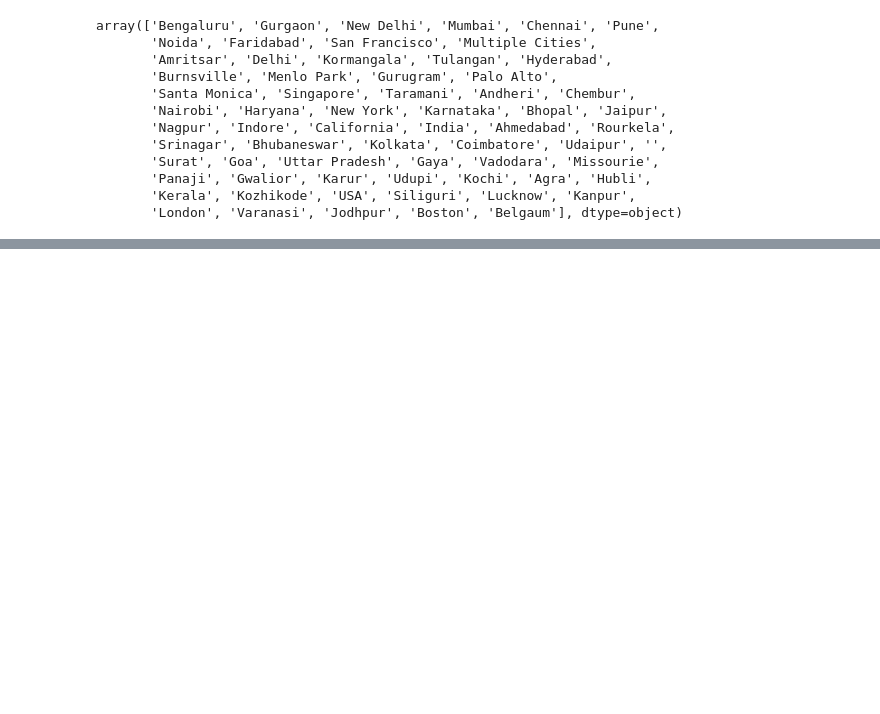
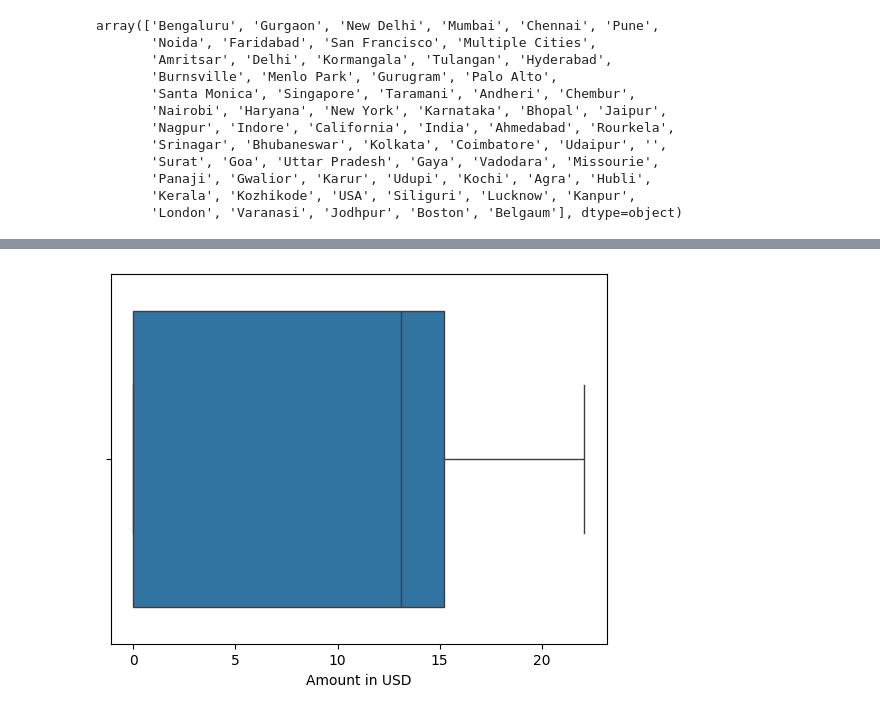
Before and after one commit to Hitstar53/BAP-Practicals, a Jupyter notebook: Exp2/exp2.ipynb, the cells around one changed output, grey strips where cells are left out. Drawn from its saved outputs; the diff is of its cells as text; code cells hidden in the pictures; blank space fills up the shorter version.

```diff
--- a/Exp2/exp2.ipynb
+++ b/Exp2/exp2.ipynb
@@ -107 +304,7 @@ plt.show()
+# %%
+# Box plot
+sns.boxplot(x=df["Amount in USD"])
+plt.show()
+# %% [output]
+[figure, added]
 # %%
```
Also changed, not shown: parts of 24 cells of this notebook, 3 other files.
